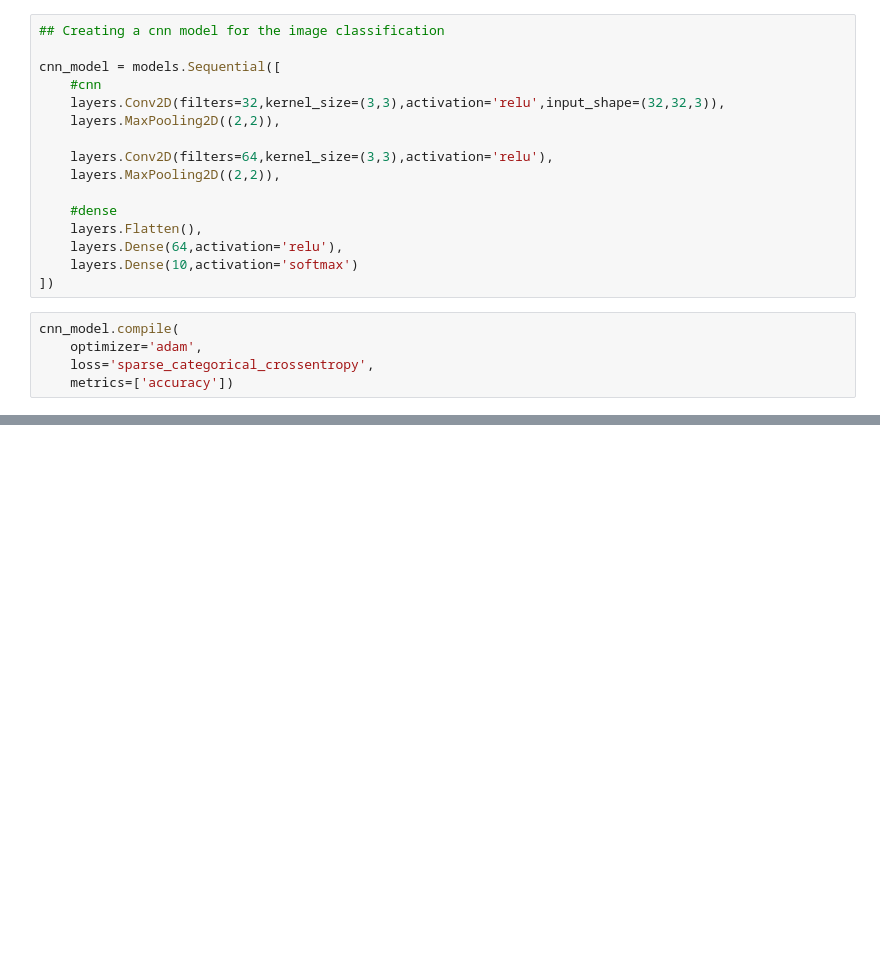
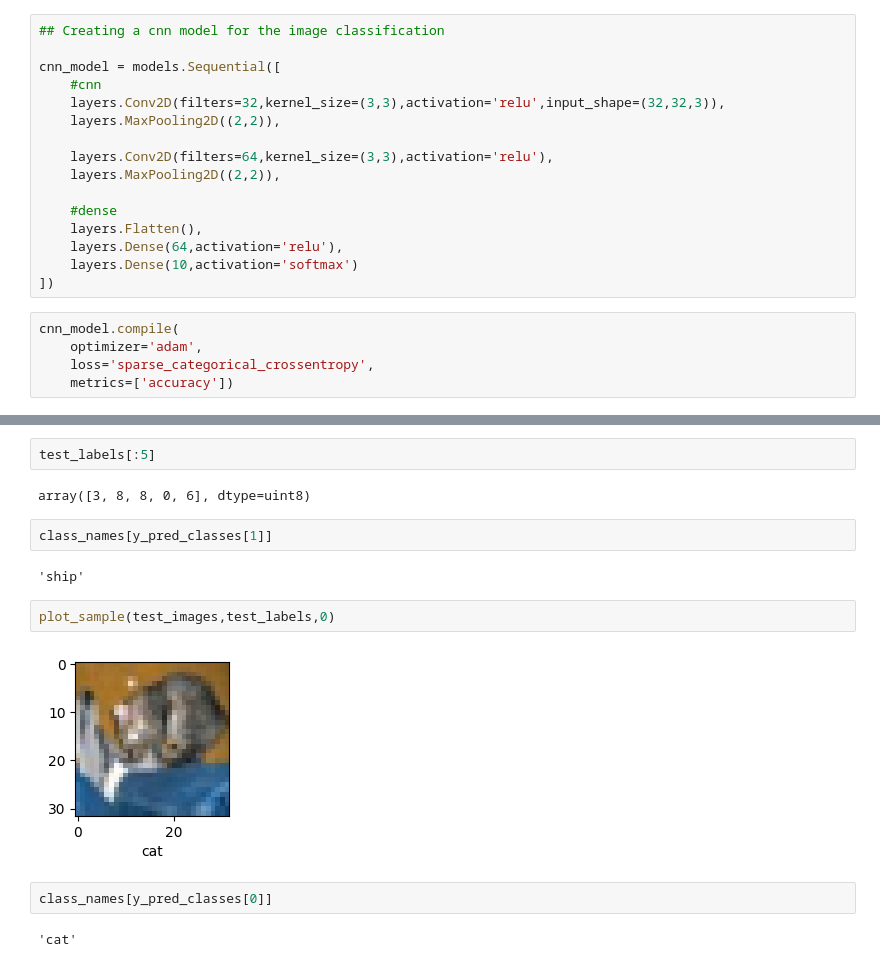
Before and after one commit to quantumdeepak/git_practice, a Jupyter notebook: Small Image Classification Using Convolutional Neural Network (CNN)/Small Image Classification Using Convolutional Neural Network (CNN).ipynb, the cells around one changed output, grey strips where cells are left out. Drawn from its saved outputs; the diff is of its cells as text; blank space fills up the shorter version.

```diff
--- a/Small Image Classification Using Convolutional Neural Network (CNN)/Small Image Classification Using Convolutional Neural Network (CNN).ipynb
+++ b/Small Image Classification Using Convolutional Neural Network (CNN)/Small Image Classification Using Convolutional Neural Network (CNN).ipynb
@@ -149,0 +233,16 @@ NameError: name 'cnn_model' is not defined
+# %%
+test_labels[:5]
+# %% [output]
+array([3, 8, 8, 0, 6], dtype=uint8)
+# %%
+class_names[y_pred_classes[1]]
+# %% [output]
+'ship'
+# %%
+plot_sample(test_images,test_labels,0)
+# %% [output]
+[figure, added]
+# %%
+class_names[y_pred_classes[0]]
+# %% [output]
+'cat'
```
Also changed, not shown: parts of 15 cells of this notebook, 1 other file.
